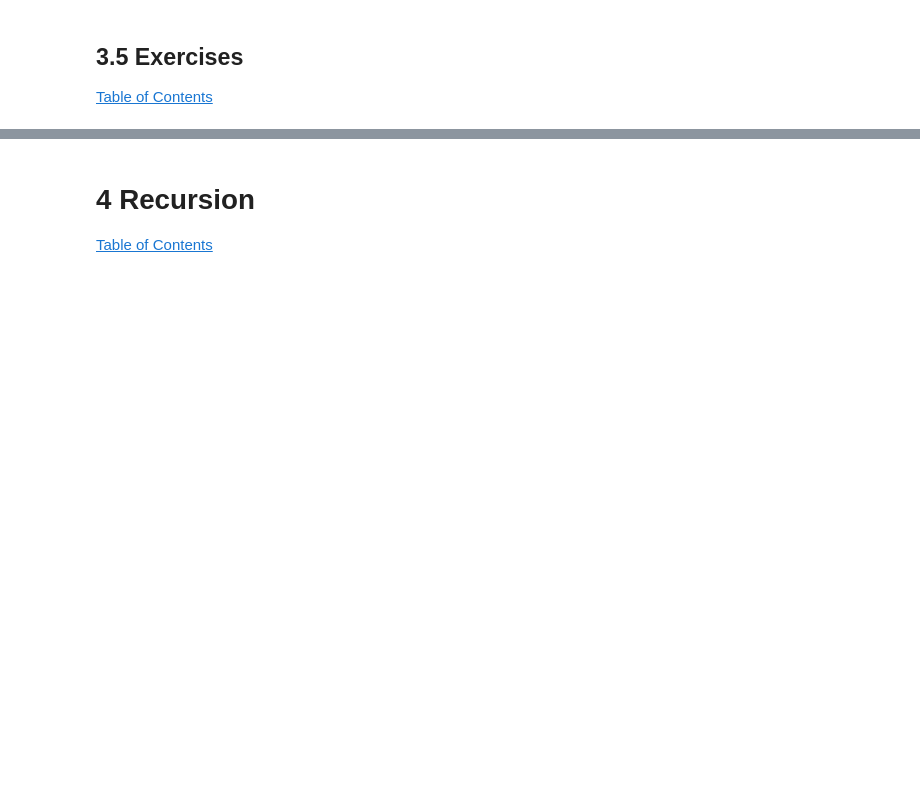
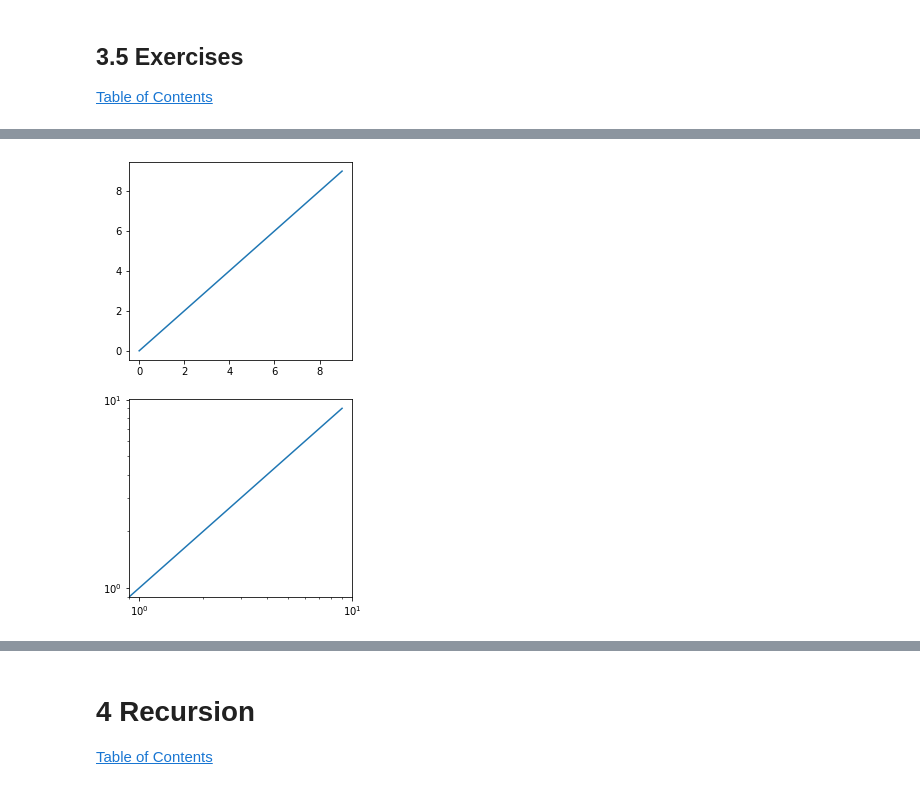
Before and after one commit to jot33/ds-algos-python, a Jupyter notebook: textbook_notes.ipynb, the cells around one changed output, grey strips where cells are left out. Cells and saved outputs as stored; diff of their text form; code cells hidden in the pictures; blank space fills up the shorter version.

```diff
--- a/textbook_notes.ipynb
+++ b/textbook_notes.ipynb
@@ -4259,0 +4349,11 @@ I'm not understanding the usefulness of this reasoning at this time...
+# %%
+import numpy as np
+import matplotlib.pyplot as plt
+%matplotlib inline
+
+n = np.arange(10)
+fig, ax = plt.subplots(2,1,figsize=(4,8))
+ax[0].plot(n,n);
+ax[1].loglog(n,n);
+# %% [output]
+[figure, added]
```
Also changed, not shown: parts of 11 cells of this notebook.
